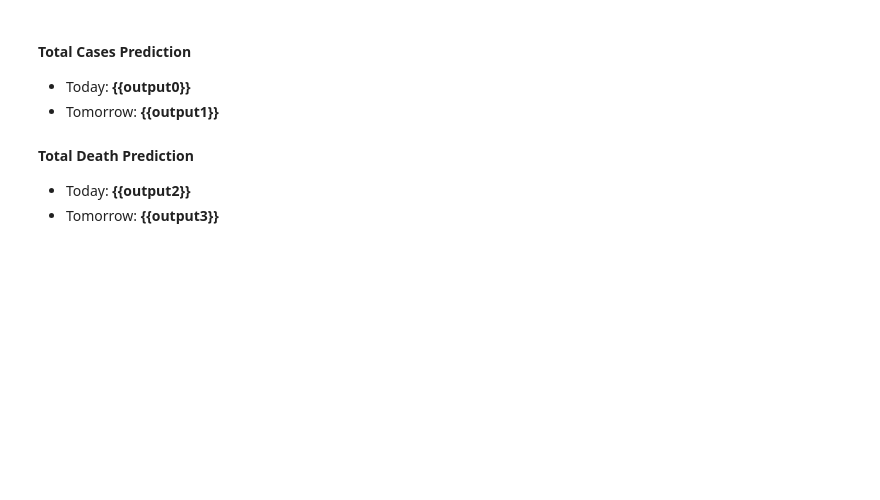
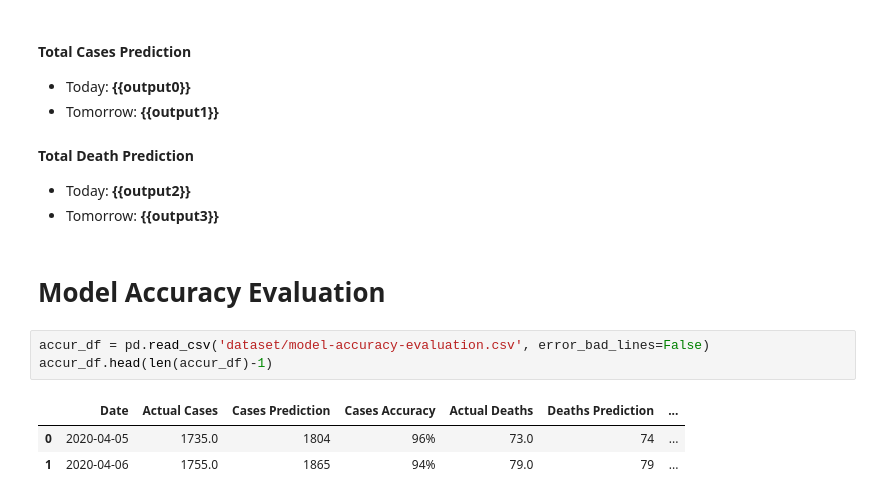
Before and after one commit to mastavralis/dm-covid-19-greece, a Jupyter notebook: main.ipynb, the cells around one changed output. Drawn from its saved outputs; the diff is of its cells as text; blank space fills up the shorter version.

Commit message:
model accuracy evaluation added

```diff
--- a/main.ipynb
+++ b/main.ipynb
@@ -318,3 +318,12 @@ output3 = int(prediction[0])
 
   + Today: **{{output2}}**
   + Tomorrow: **{{output3}}**
+# %% [markdown]
+# Model Accuracy Evaluation
+# %%
+accur_df = pd.read_csv('dataset/model-accuracy-evaluation.csv', error_bad_lines=False)
+accur_df.head(len(accur_df)-1)
+# %% [output]
+|  | Date | Actual Cases | Cases Prediction | Cases Accuracy | Actual Deaths | Deaths Prediction | ... |
+| 0 | 2020-04-05 | 1735.0 | 1804 | 96% | 73.0 | 74 | ... |
+| 1 | 2020-04-06 | 1755.0 | 1865 | 94% | 79.0 | 79 | ... |
```
Also changed, not shown: 2 other files.
